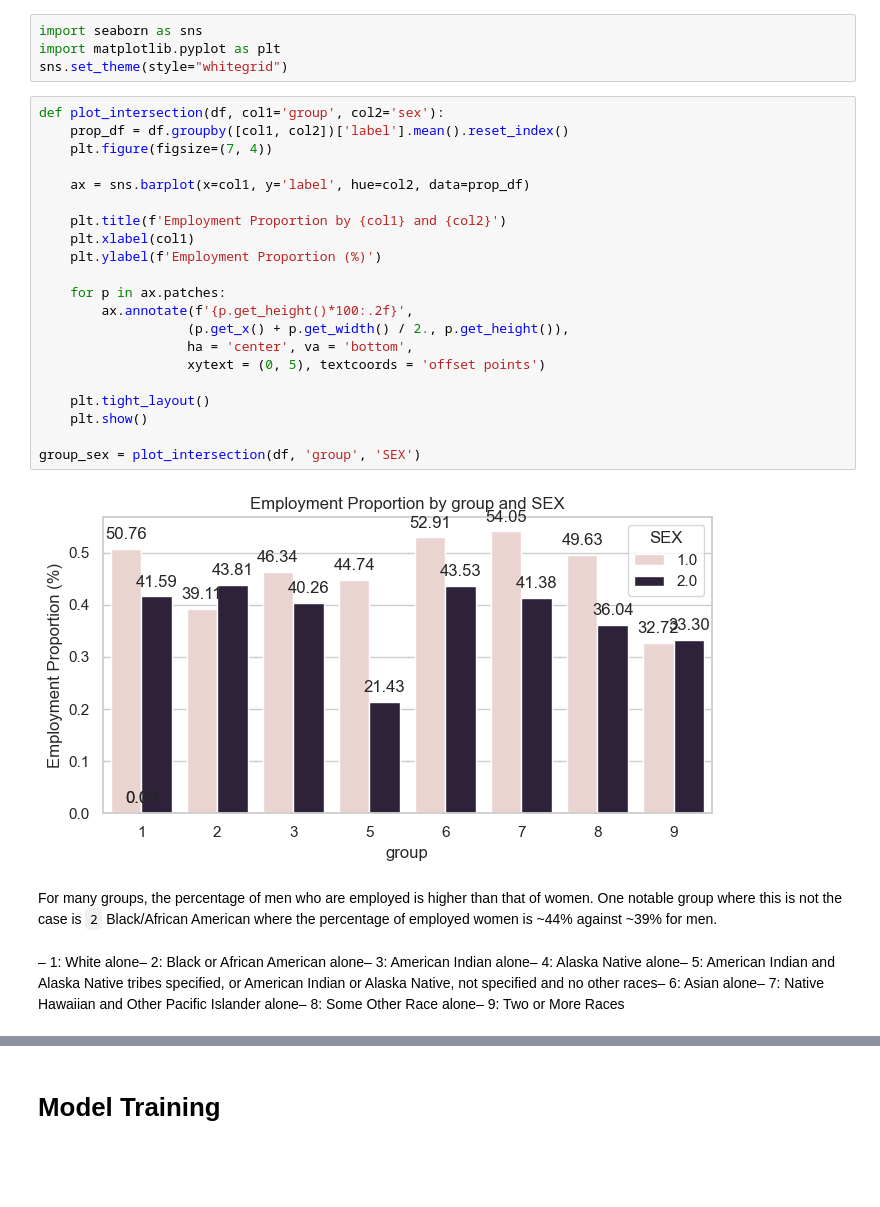
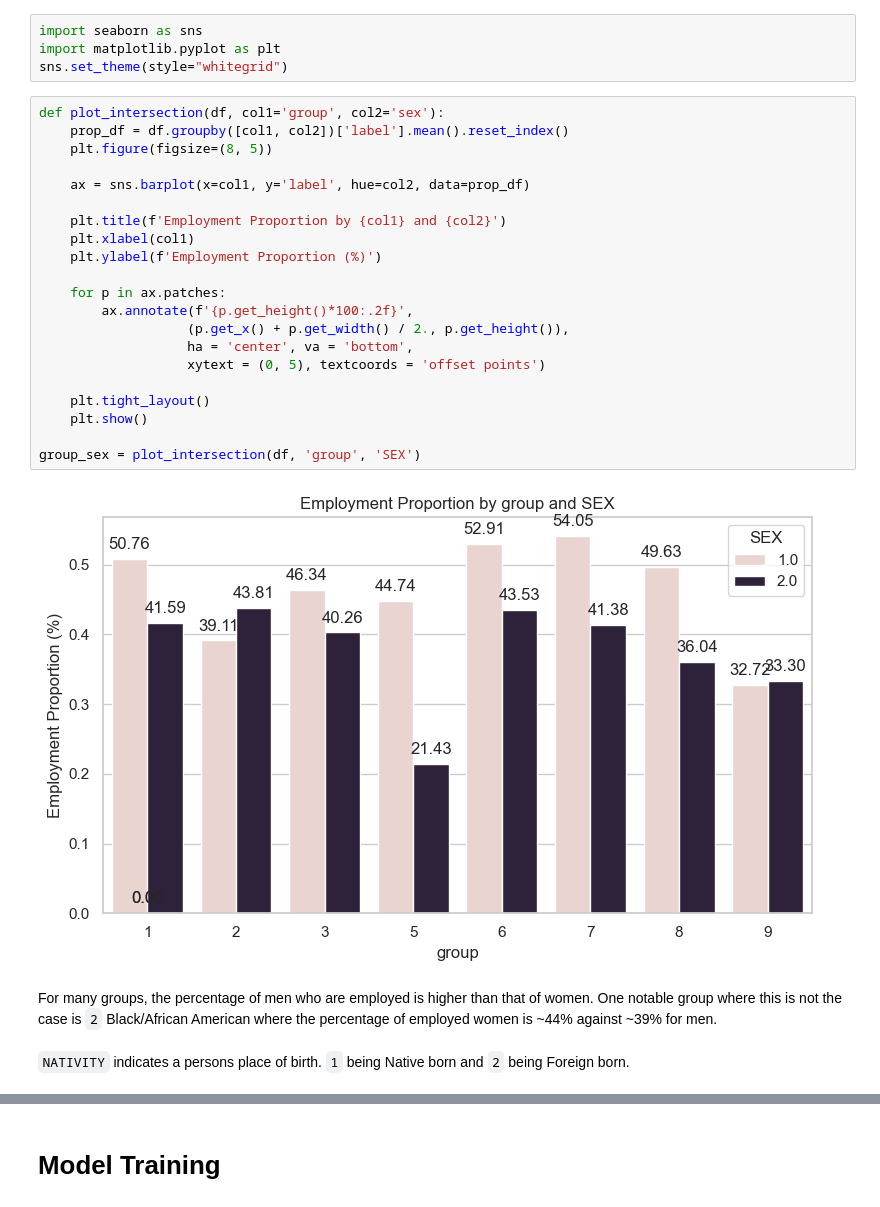
Before and after one commit to lawolff1702/lawolff1702.github.io, a Jupyter notebook: posts/Auditing Bias/index.ipynb, the cells around one changed output, grey strips where cells are left out. Cells and saved outputs as stored; diff of their text form; blank space fills up the shorter version.

```diff
--- a/posts/Auditing Bias/index.ipynb
+++ b/posts/Auditing Bias/index.ipynb
@@ -174,30 +174,30 @@ sns.set_theme(style="whitegrid")
 # %%
 def plot_intersection(df, col1='group', col2='sex'):
     prop_df = df.groupby([col1, col2])['label'].mean().reset_index()
-    plt.figure(figsize=(7, 4))
+    plt.figure(figsize=(8, 5))
 
     ax = sns.barplot(x=col1, y='label', hue=col2, data=prop_df)
 
     plt.title(f'Employment Proportion by {col1} and {col2}')
     plt.xlabel(col1)
     plt.ylabel(f'Employment Proportion (%)')
 
     for p in ax.patches:
         ax.annotate(f'{p.get_height()*100:.2f}',
                    (p.get_x() + p.get_width() / 2., p.get_height()),
                    ha = 'center', va = 'bottom',
                    xytext = (0, 5), textcoords = 'offset points')
 
     plt.tight_layout()
     plt.show()
 
 group_sex = plot_intersection(df, 'group', 'SEX')
 # %% [output]
-[figure, old version]
+[figure, new version]
 # %% [markdown]
 For many groups, the percentage of men who are employed is higher than that of women. One notable group where this is not the case is `2` Black/African American where the percentage of employed women is ~44% against ~39% for men.
-# %% [markdown]
-– 1: White alone– 2: Black or African American alone– 3: American Indian alone– 4: Alaska Native alone– 5: American Indian and Alaska Native tribes specified, or American Indian or Alaska Native, not specified and no other races– 6: Asian alone– 7: Native Hawaiian and Other Pacific Islander alone– 8: Some Other Race alone– 9: Two or More Races
+# %% [markdown]
+`NATIVITY` indicates a persons place of birth. `1` being Native born and `2` being Foreign born.
 # %%
 group_nativity = plot_intersection(df, 'group', 'NATIVITY')
 # %% [output]
```
Also changed, not shown: parts of 10 cells of this notebook.
